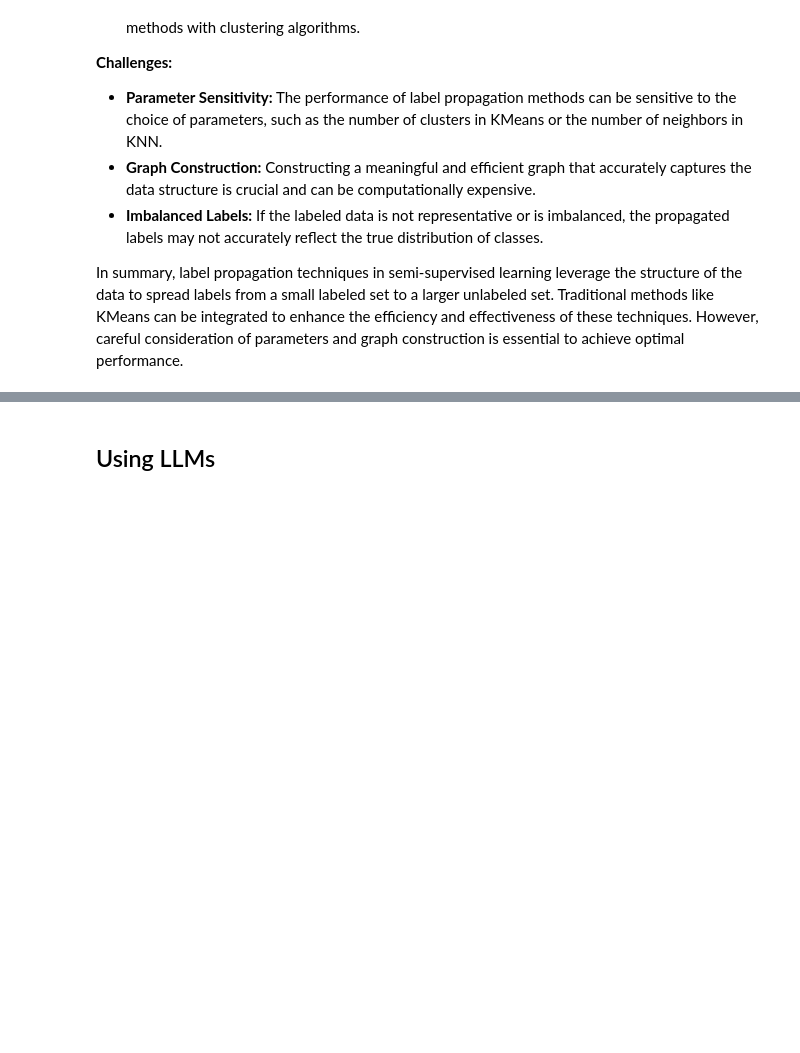
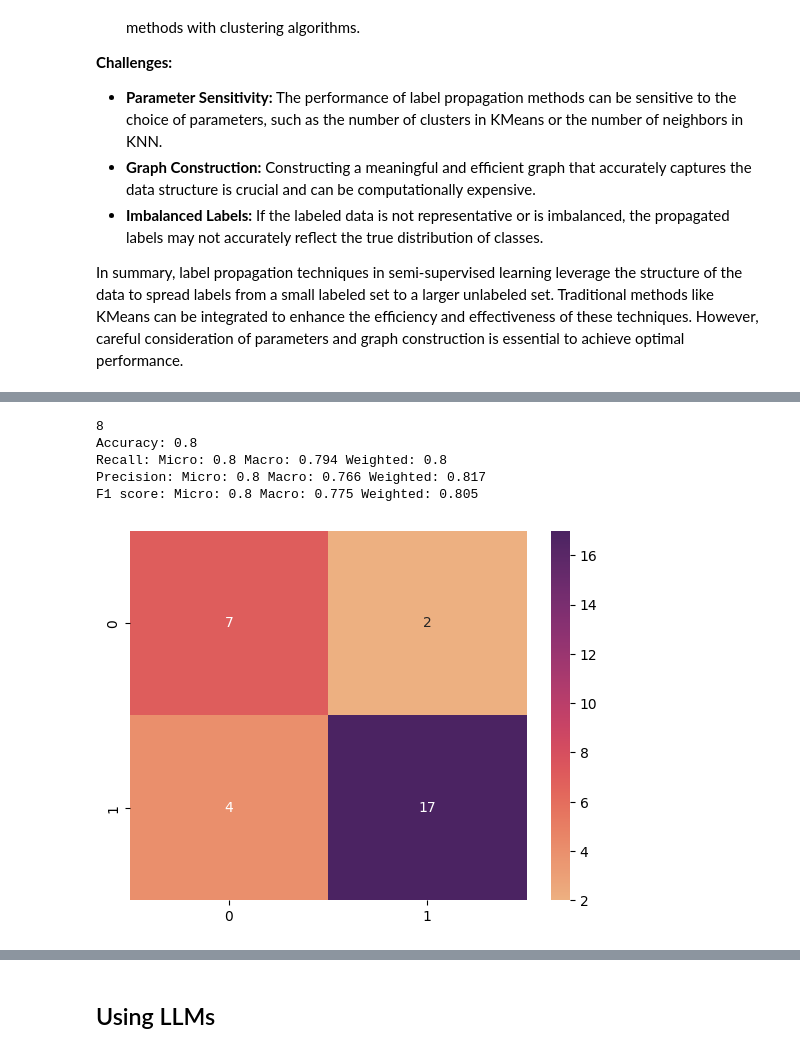
Before and after one commit to itspaspas/DataScience-S03, a Jupyter notebook: CA7/DS7.ipynb, the cells around one changed output, grey strips where cells are left out. Saved outputs shown, nothing was run; the diff lists cells and outputs as text; code cells hidden in the pictures; blank space fills up the shorter version.

```diff
--- a/CA7/DS7.ipynb
+++ b/CA7/DS7.ipynb
@@ -22 +35,3 @@ test=pd.read_json('Data/test_imdb.jsonl',lines=True)
+# %%
+train,validation=train_test_split(train_validation,train_size=0.8,random_state=random_state)
 # %%
@@ -295,0 +404,29 @@ accuracy/len_test
+# %%
+class MyRandomForestClassifier(MyClassifier):
+    def __init__(self, random_state) -> None:
+        super().__init__()
+        self.model = RandomForestClassifier(oob_score=False, n_jobs=-1,random_state=random_state)
+        self.random_state=random_state
+
+    def set_params(self, params) -> None:
+        self.model = RandomForestClassifier(oob_score=False,n_jobs=-1,n_estimators=params['n_estimators'],
+                                            max_features=params['max_features'],
+                                            min_samples_leaf=params['min_samples_leaf'],random_state=self.random_state)
+
+    def plot_feature_importance(self, columns) -> None:
+        plt.figure(figsize=(8, 6))
+        plt.bar(columns, self.model.feature_importances_)
+        plt.show()
+# %%
+random_forest_model=MyRandomForestClassifier(random_state)
+random_forest_params={'n_estimators': np.arange(70, 101, 20),
+     'max_features': np.arange(7, 12),
+     'min_samples_leaf': np.arange(1, 5)}
+report_best_scores_from_labels(X_train,y_train,X_validation,y_validation,random_forest_model,random_forest_params)
+# %% [output]
+8
+Accuracy: 0.8
+Recall: Micro: 0.8 Macro: 0.794 Weighted: 0.8
+Precision: Micro: 0.8 Macro: 0.766 Weighted: 0.817
+F1 score: Micro: 0.8 Macro: 0.775 Weighted: 0.805
+[figure, added]
```
Also changed, not shown: parts of 44 cells of this notebook.
